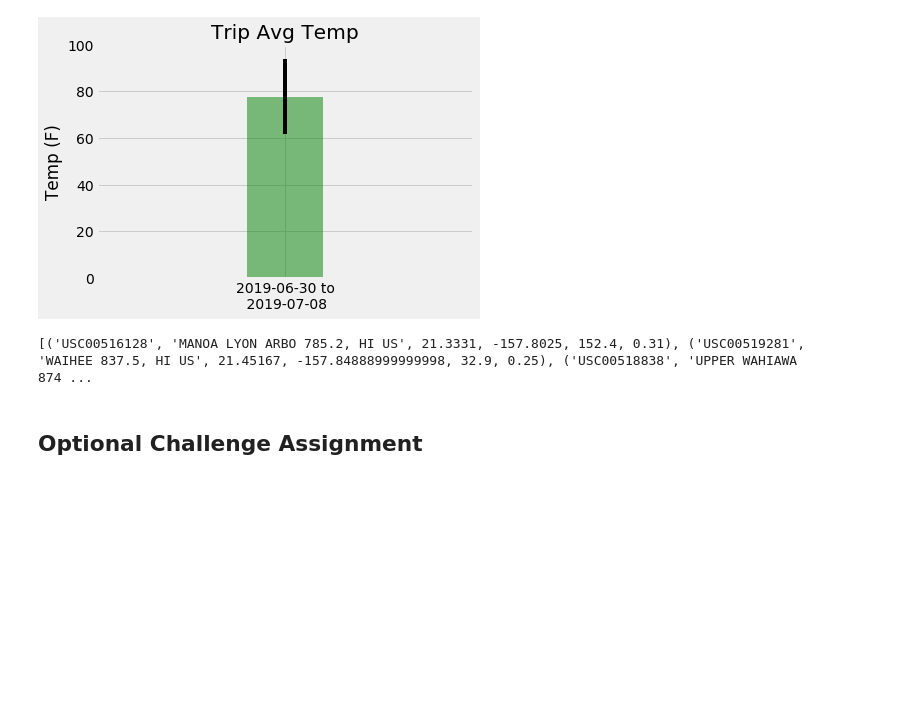
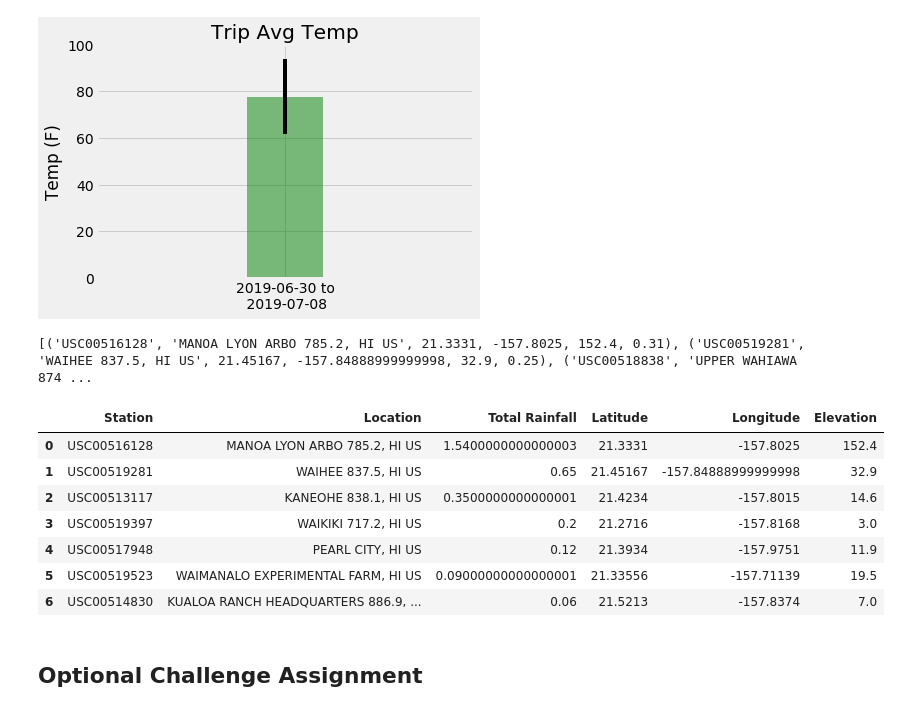
Before and after one commit to jbizzlefoshizzle/Climate_Analysis_and_Exploration, a Jupyter notebook: climate_starter.ipynb, the cells around one changed output. Drawn from its saved outputs; the diff is of its cells as text; code cells hidden in the pictures; blank space fills up the shorter version.

```diff
--- a/climate_starter.ipynb
+++ b/climate_starter.ipynb
@@ -194,6 +194,29 @@ plt.show()
 # Sort this in descending order by precipitation amount and list the station, name, latitude, longitude, and elevation
 # %% [output]
 [('USC00516128', 'MANOA LYON ARBO 785.2, HI US', 21.3331, -157.8025, 152.4, 0.31), ('USC00519281', 'WAIHEE 837.5, HI US', 21.45167, -157.84888999999998, 32.9, 0.25), ('USC00518838', 'UPPER WAHIAWA 874 ...
+# %%
+data_stuff = [Station.station,
+             Station.name,
+             func.sum(Measurement.prcp),
+             Station.latitude,
+             Station.longitude,
+             Station.elevation]
+
+total_rain = session.query(*data_stuff).filter(Station.station == Measurement.station).filter(Measurement.date >= trip_start).filter(Measurement.date <= trip_end).group_by(Station.station).order_by(func.sum(Measurement.prcp).desc()).all()
+
+total_rain_table = pd.DataFrame(np.array(total_rain))
+
+total_rain_df = total_rain_table.rename(columns={0: "Station", 1: "Location", 2: "Total Rainfall", 3: "Latitude", 4: "Longitude", 5: "Elevation"})
+total_rain_df
+# %% [output]
+|  | Station | Location | Total Rainfall | Latitude | Longitude | Elevation |
+| 0 | USC00516128 | MANOA LYON ARBO 785.2, HI US | 1.5400000000000003 | 21.3331 | -157.8025 | 152.4 |
+| 1 | USC00519281 | WAIHEE 837.5, HI US | 0.65 | 21.45167 | -157.84888999999998 | 32.9 |
+| 2 | USC00513117 | KANEOHE 838.1, HI US | 0.3500000000000001 | 21.4234 | -157.8015 | 14.6 |
+| 3 | USC00519397 | WAIKIKI 717.2, HI US | 0.2 | 21.2716 | -157.8168 | 3.0 |
+| 4 | USC00517948 | PEARL CITY, HI US | 0.12 | 21.3934 | -157.9751 | 11.9 |
+| 5 | USC00519523 | WAIMANALO EXPERIMENTAL FARM, HI US | 0.09000000000000001 | 21.33556 | -157.71139 | 19.5 |
+| 6 | USC00514830 | KUALOA RANCH HEADQUARTERS 886.9, ... | 0.06 | 21.5213 | -157.8374 | 7.0 |
 # %% [markdown]
 ## Optional Challenge Assignment
 # %%
```
